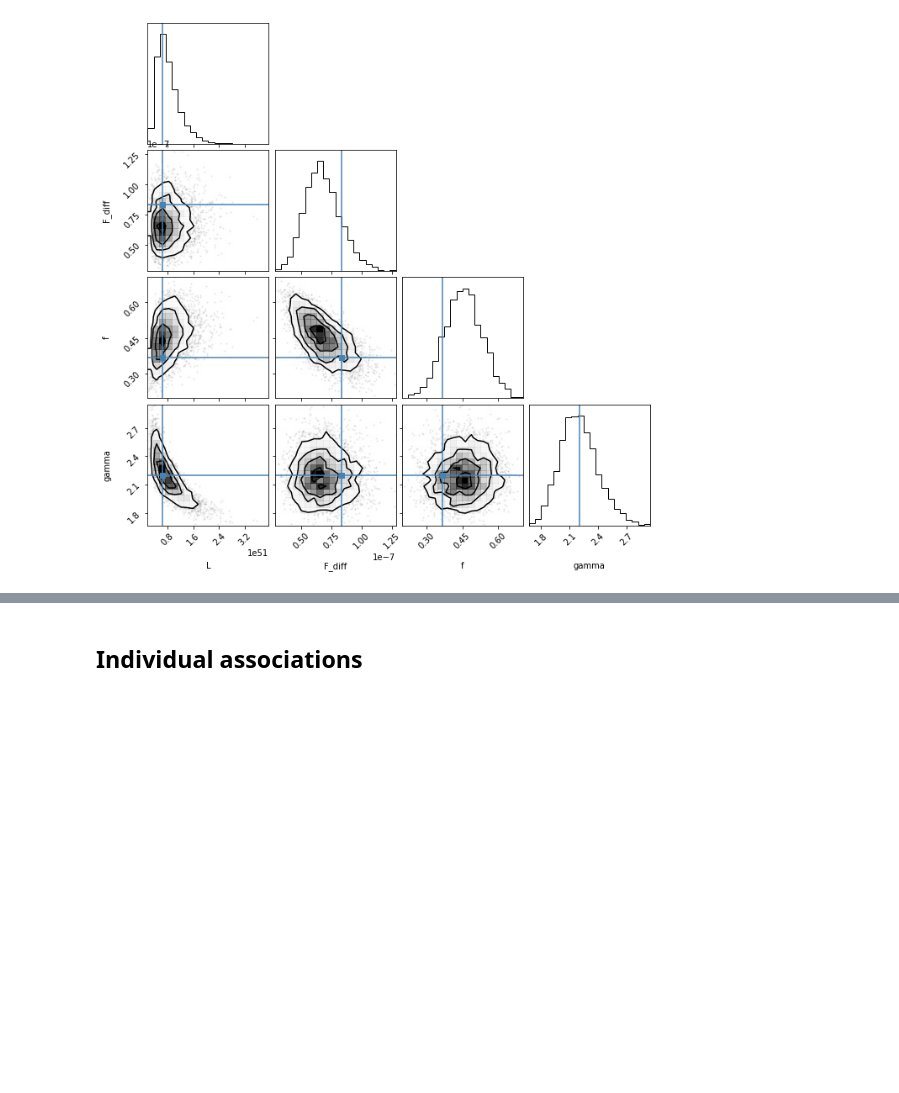
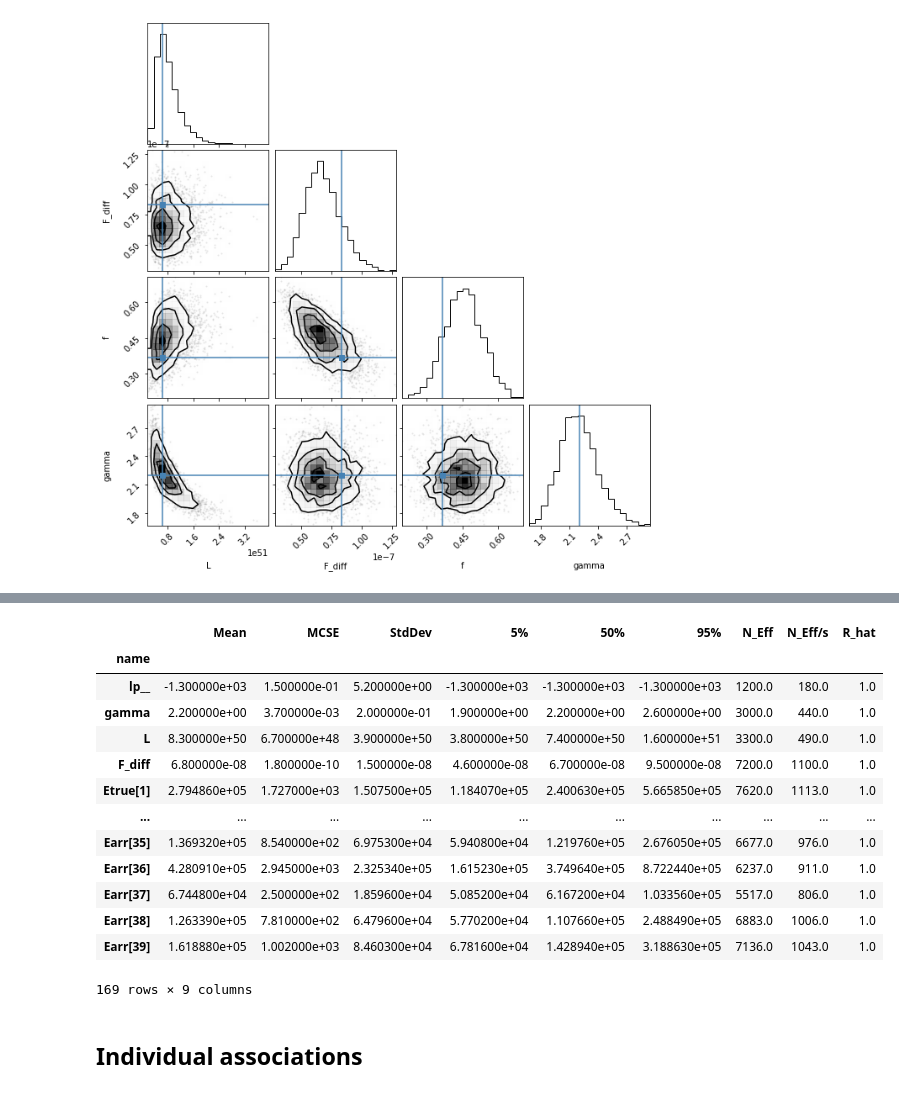
Before and after one commit to cescalara/nu_stats, a Jupyter notebook: examples/bayes_hierarchical_model/toy_model_w_fqtist.ipynb, the cells around one changed output, grey strips where cells are left out. Saved outputs shown, nothing was run; the diff lists cells and outputs as text; code cells hidden in the pictures; blank space fills up the shorter version.

```diff
--- a/examples/bayes_hierarchical_model/toy_model_w_fqtist.ipynb
+++ b/examples/bayes_hierarchical_model/toy_model_w_fqtist.ipynb
@@ -193,3 +188,20 @@ Processing complete, no problems detected.
+# %%
+fit.summary()
+# %% [output]
+|  | Mean | MCSE | StdDev | 5% | 50% | 95% | N_Eff | N_Eff/s | R_hat |
+| name |  |  |  |  |  |  |  |  |  |
+| lp__ | -1.300000e+03 | 1.500000e-01 | 5.200000e+00 | -1.300000e+03 | -1.300000e+03 | -1.300000e+03 | 1200.0 | 180.0 | 1.0 |
+| gamma | 2.200000e+00 | 3.700000e-03 | 2.000000e-01 | 1.900000e+00 | 2.200000e+00 | 2.600000e+00 | 3000.0 | 440.0 | 1.0 |
+| L | 8.300000e+50 | 6.700000e+48 | 3.900000e+50 | 3.800000e+50 | 7.400000e+50 | 1.600000e+51 | 3300.0 | 490.0 | 1.0 |
+| F_diff | 6.800000e-08 | 1.800000e-10 | 1.500000e-08 | 4.600000e-08 | 6.700000e-08 | 9.500000e-08 | 7200.0 | 1100.0 | 1.0 |
+| Etrue[1] | 2.794860e+05 | 1.727000e+03 | 1.507500e+05 | 1.184070e+05 | 2.400630e+05 | 5.665850e+05 | 7620.0 | 1113.0 | 1.0 |
+| ... | ... | ... | ... | ... | ... | ... | ... | ... | ... |
+| Earr[35] | 1.369320e+05 | 8.540000e+02 | 6.975300e+04 | 5.940800e+04 | 1.219760e+05 | 2.676050e+05 | 6677.0 | 976.0 | 1.0 |
+| Earr[36] | 4.280910e+05 | 2.945000e+03 | 2.325340e+05 | 1.615230e+05 | 3.749640e+05 | 8.722440e+05 | 6237.0 | 911.0 | 1.0 |
+| Earr[37] | 6.744800e+04 | 2.500000e+02 | 1.859600e+04 | 5.085200e+04 | 6.167200e+04 | 1.033560e+05 | 5517.0 | 806.0 | 1.0 |
+| Earr[38] | 1.263390e+05 | 7.810000e+02 | 6.479600e+04 | 5.770200e+04 | 1.107660e+05 | 2.488490e+05 | 6883.0 | 1006.0 | 1.0 |
+| Earr[39] | 1.618880e+05 | 1.002000e+03 | 8.460300e+04 | 6.781600e+04 | 1.428940e+05 | 3.188630e+05 | 7136.0 | 1043.0 | 1.0 |
+169 rows × 9 columns
 # %% [markdown]
 ## Individual associations
 # %%
```
Also changed, not shown: parts of 13 cells of this notebook, 2 other files.
